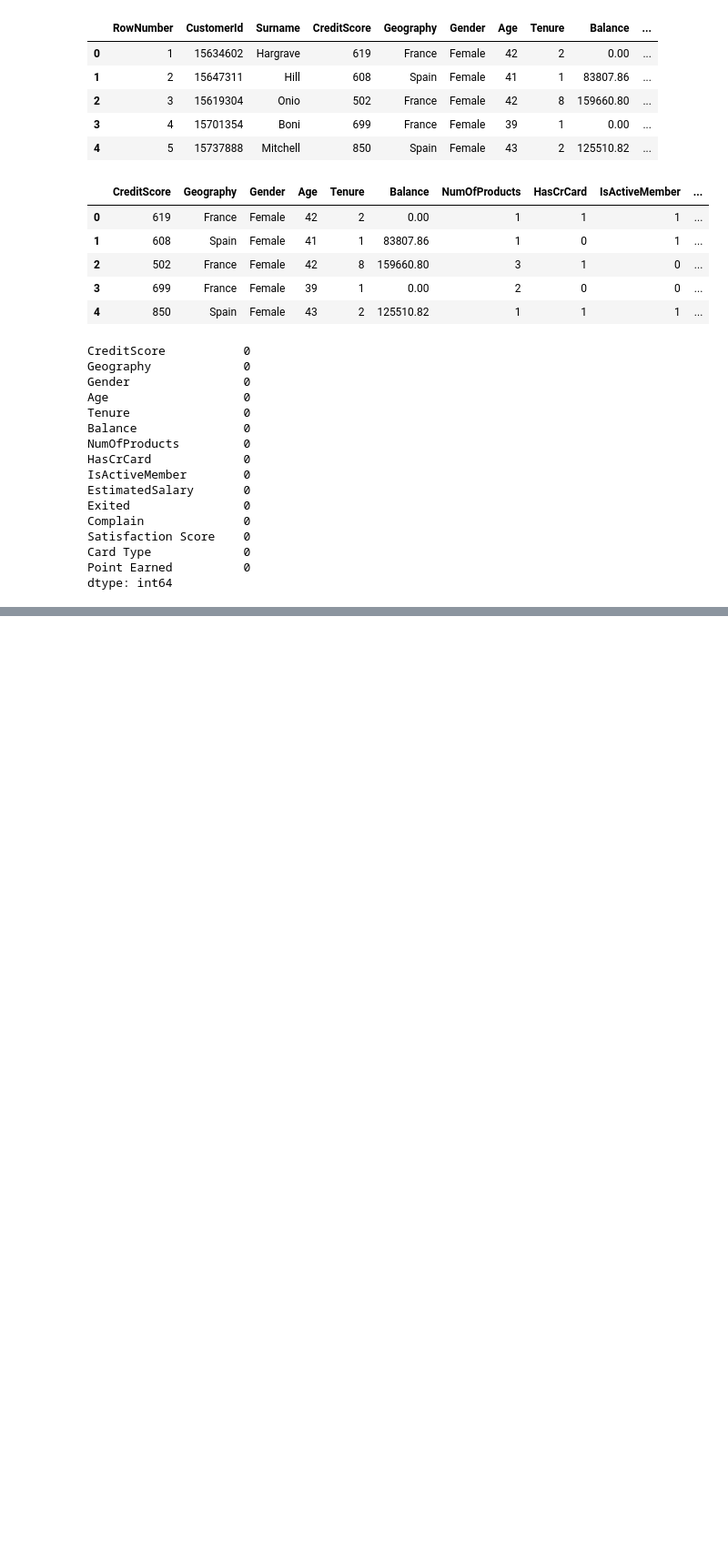
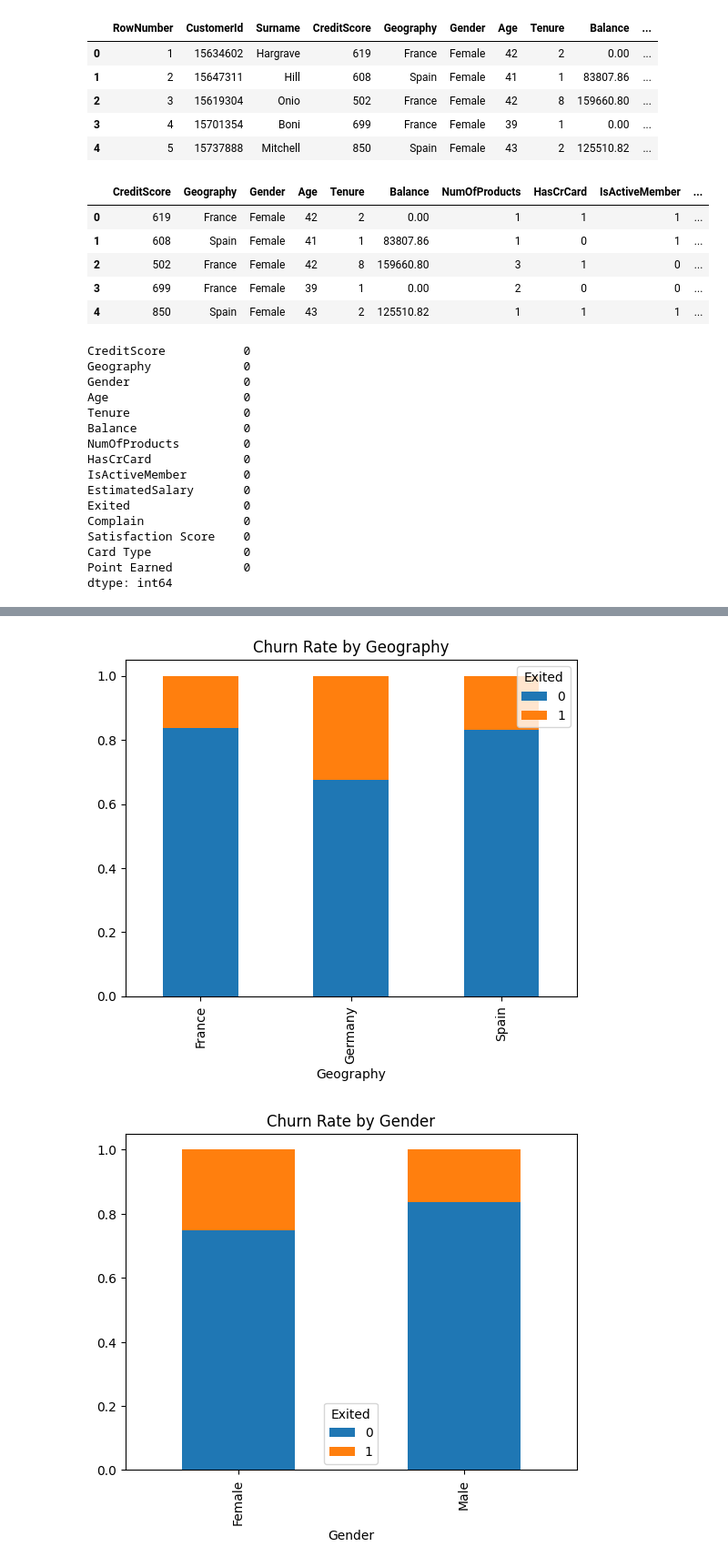
Before and after one commit to keshav2603/200days100model, a Jupyter notebook: model14-customer-churn/main.ipynb, the cells around one changed output, grey strips where cells are left out. Shown at 91% size. Saved outputs shown, nothing was run; the diff lists cells and outputs as text; code cells hidden in the pictures; blank space fills up the shorter version.

Commit message:
churn prediction completed

```diff
--- a/model14-customer-churn/main.ipynb
+++ b/model14-customer-churn/main.ipynb
@@ -53,0 +151,9 @@ print(f(),f())
+# %%
+for col in cat_cols:
+    churn_rate = pd.crosstab(df[col], df['Exited'], normalize='index')
+    churn_rate.plot(kind='bar', stacked=True)
+    plt.title(f"Churn Rate by {col}")
+    plt.show()
+# %% [output]
+[figure, added]
+[figure, added]
```
Also changed, not shown: parts of 27 cells of this notebook.
